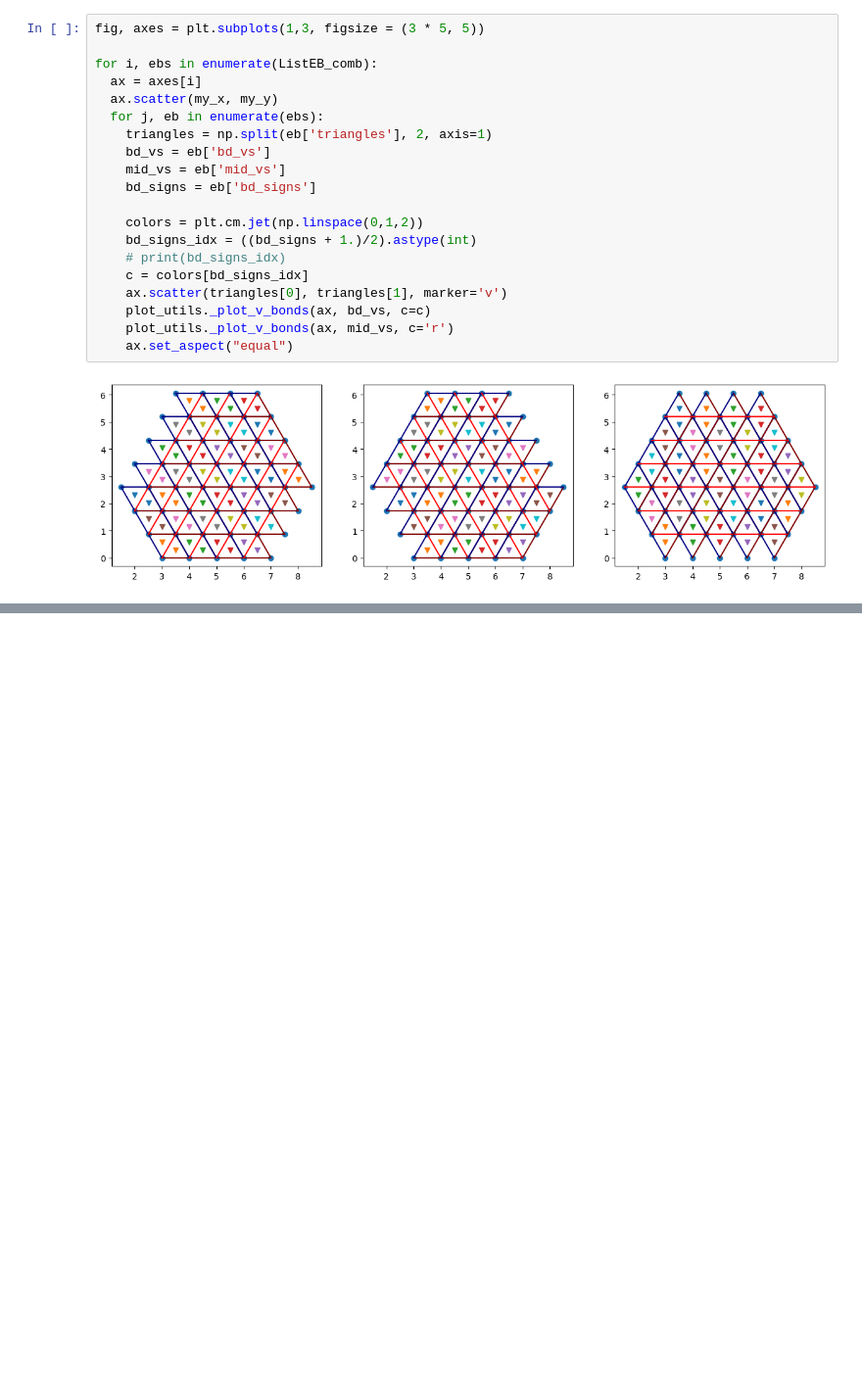
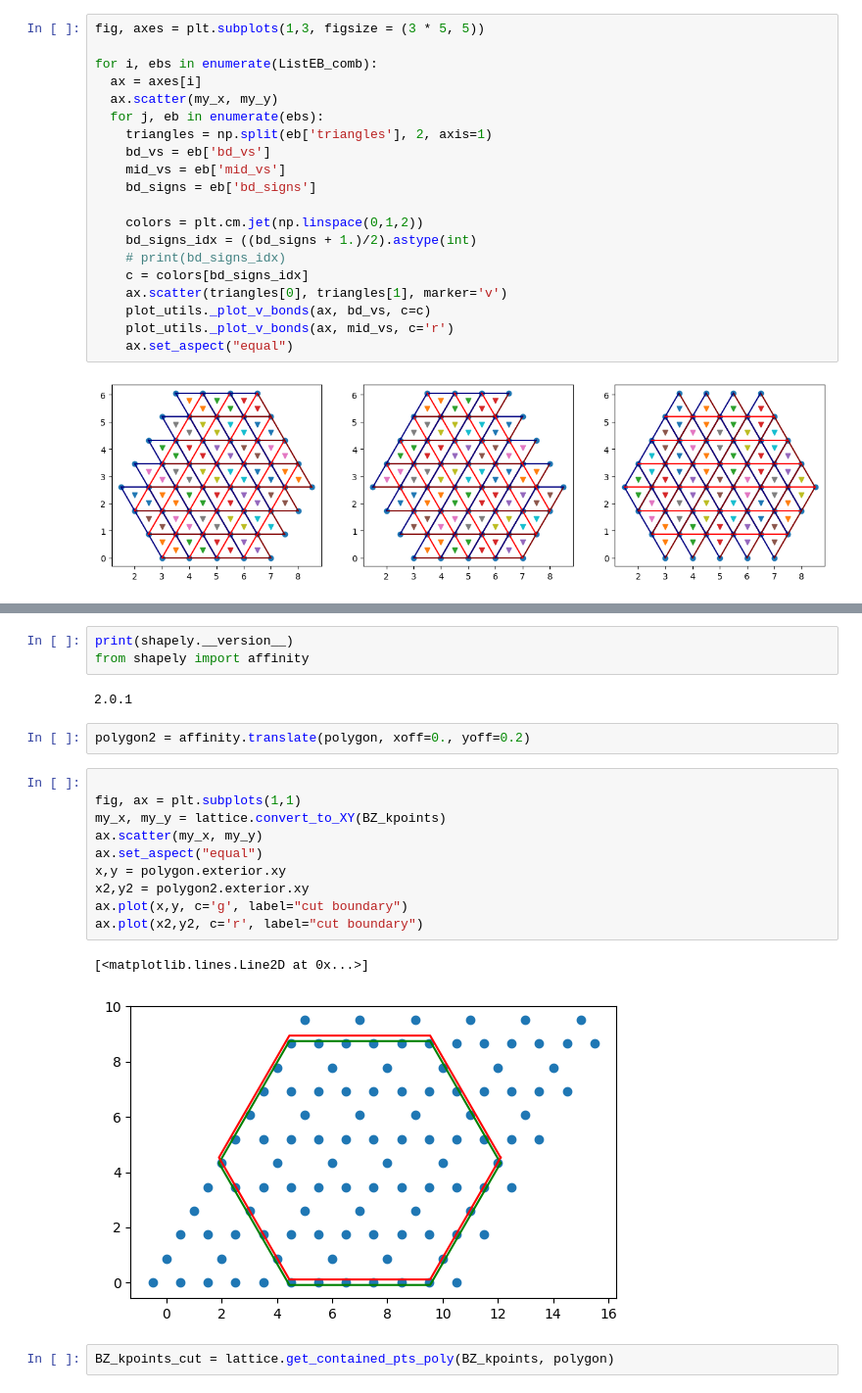
Before and after one commit to teng10/rydberg-vison, a Jupyter notebook: wip.ipynb, the cells around one changed output, grey strips where cells are left out. Shown: that part at 98% size. Drawn from its saved outputs; the diff is of its cells as text; blank space fills up the shorter version.

```diff
--- a/wip.ipynb
+++ b/wip.ipynb
@@ -211,0 +145,22 @@ for i, ebs in enumerate(ListEB_comb):
+# %%
+print(shapely.__version__)
+from shapely import affinity
+# %% [output]
+2.0.1
+# %%
+polygon2 = affinity.translate(polygon, xoff=0., yoff=0.2)
+# %%
+
+fig, ax = plt.subplots(1,1)
+my_x, my_y = lattice.convert_to_XY(BZ_kpoints)
+ax.scatter(my_x, my_y)
+ax.set_aspect("equal")
+x,y = polygon.exterior.xy
+x2,y2 = polygon2.exterior.xy
+ax.plot(x,y, c='g', label="cut boundary")
+ax.plot(x2,y2, c='r', label="cut boundary")
+# %% [output]
+[<matplotlib.lines.Line2D at 0x...>]
+[figure, added]
+# %%
+BZ_kpoints_cut = lattice.get_contained_pts_poly(BZ_kpoints, polygon)
```
Also changed, not shown: parts of 21 cells of this notebook, 3 other files.
